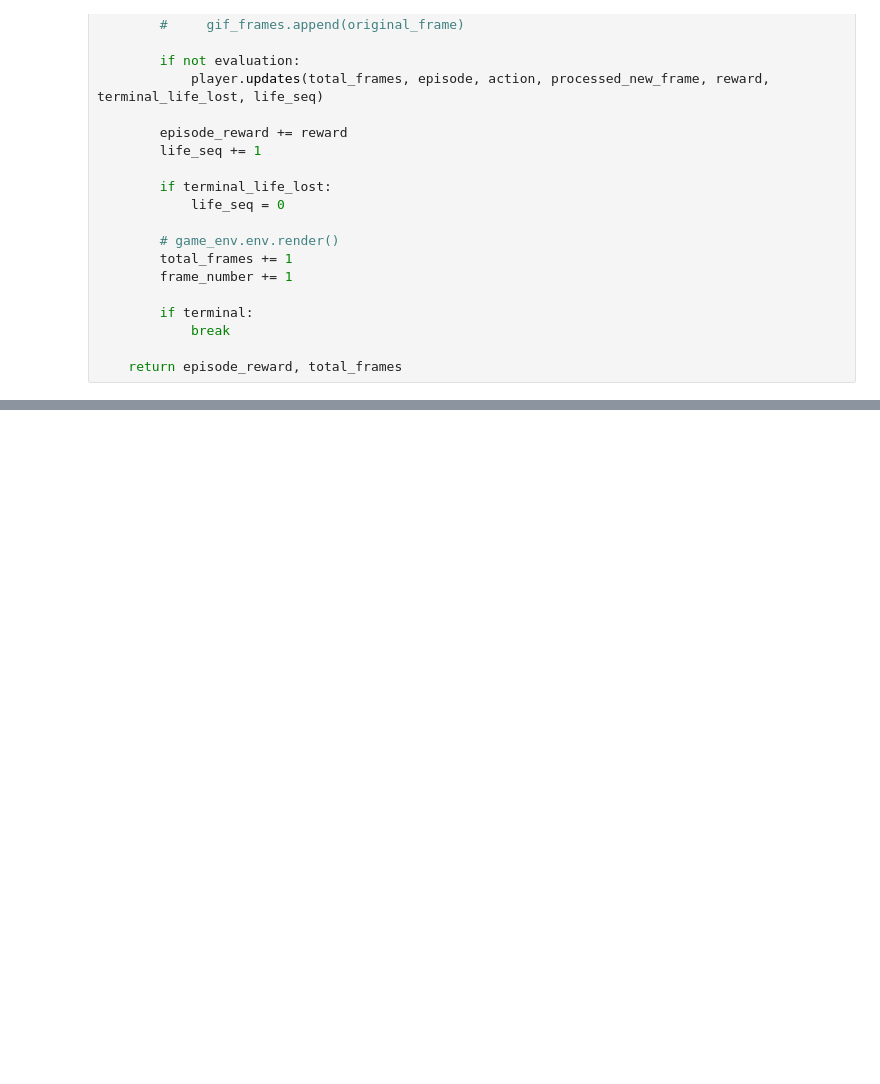
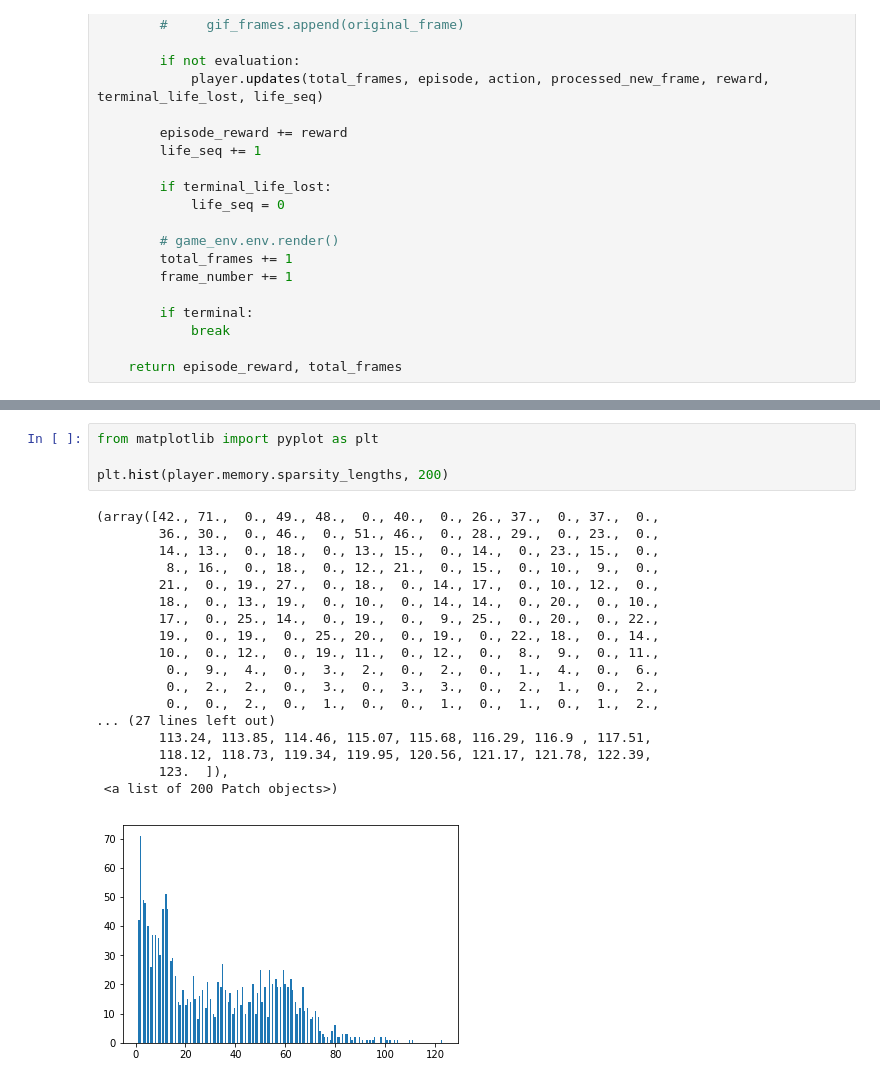
Before and after one commit to rezabonyadi/atari_agent, a Jupyter notebook: atari_player.ipynb, the cells around one changed output, grey strips where cells are left out. Drawn from its saved outputs; the diff is of its cells as text; blank space fills up the shorter version.

```diff
--- a/atari_player.ipynb
+++ b/atari_player.ipynb
@@ -1087,0 +1101,23 @@ for episode in range(max_number_of_episodes):
+# %%
+from matplotlib import pyplot as plt
+
+plt.hist(player.memory.sparsity_lengths, 200)
+# %% [output]
+(array([42., 71.,  0., 49., 48.,  0., 40.,  0., 26., 37.,  0., 37.,  0.,
+        36., 30.,  0., 46.,  0., 51., 46.,  0., 28., 29.,  0., 23.,  0.,
+        14., 13.,  0., 18.,  0., 13., 15.,  0., 14.,  0., 23., 15.,  0.,
+         8., 16.,  0., 18.,  0., 12., 21.,  0., 15.,  0., 10.,  9.,  0.,
+        21.,  0., 19., 27.,  0., 18.,  0., 14., 17.,  0., 10., 12.,  0.,
+        18.,  0., 13., 19.,  0., 10.,  0., 14., 14.,  0., 20.,  0., 10.,
+        17.,  0., 25., 14.,  0., 19.,  0.,  9., 25.,  0., 20.,  0., 22.,
+        19.,  0., 19.,  0., 25., 20.,  0., 19.,  0., 22., 18.,  0., 14.,
+        10.,  0., 12.,  0., 19., 11.,  0., 12.,  0.,  8.,  9.,  0., 11.,
+         0.,  9.,  4.,  0.,  3.,  2.,  0.,  2.,  0.,  1.,  4.,  0.,  6.,
+         0.,  2.,  2.,  0.,  3.,  0.,  3.,  3.,  0.,  2.,  1.,  0.,  2.,
+         0.,  0.,  2.,  0.,  1.,  0.,  0.,  1.,  0.,  1.,  0.,  1.,  2.,
+... (27 lines left out)
+        113.24, 113.85, 114.46, 115.07, 115.68, 116.29, 116.9 , 117.51,
+        118.12, 118.73, 119.34, 119.95, 120.56, 121.17, 121.78, 122.39,
+        123.  ]),
+ <a list of 200 Patch objects>)
+[figure, added]
```
Also changed, not shown: parts of 8 cells of this notebook, 52 other files.
